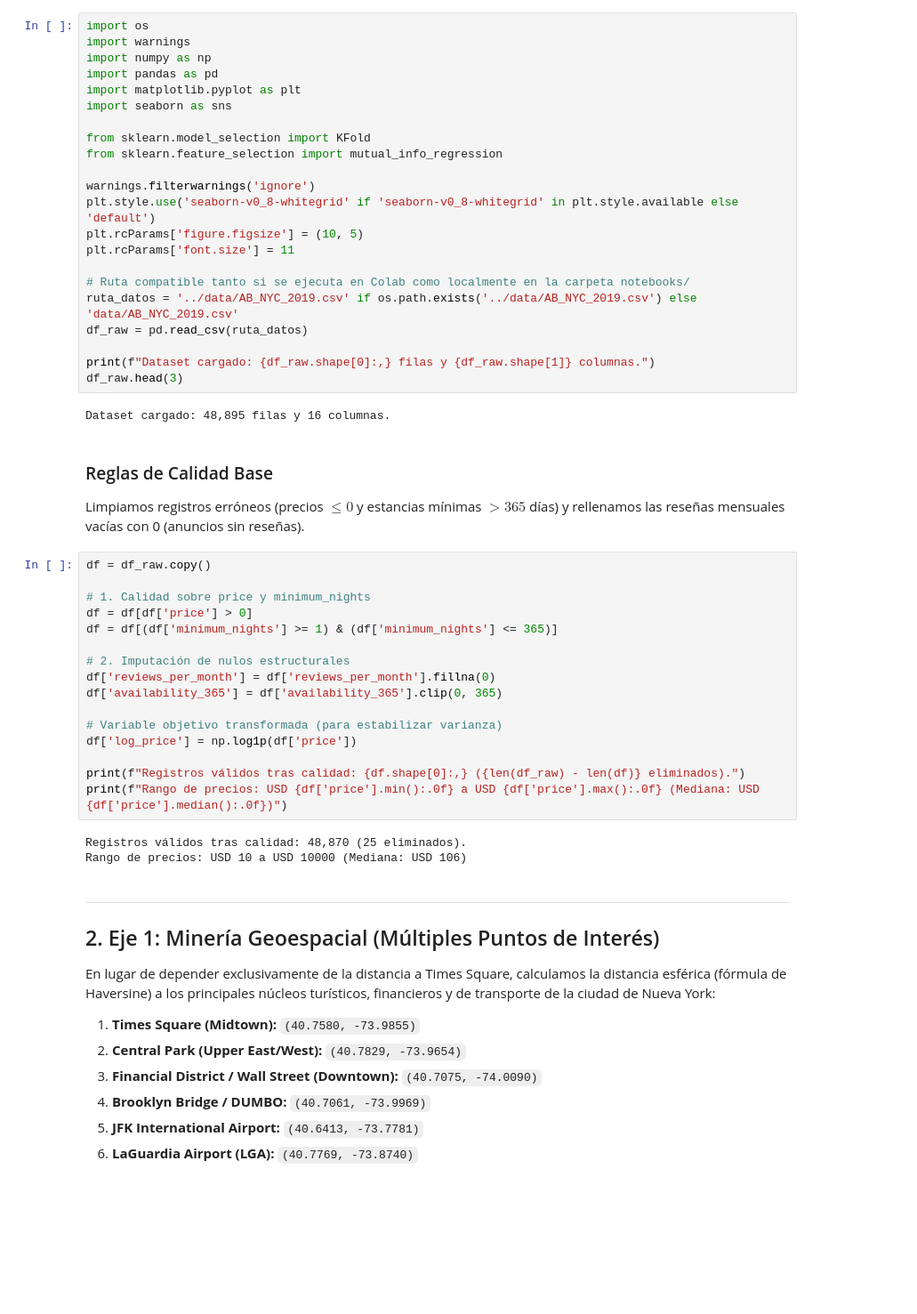
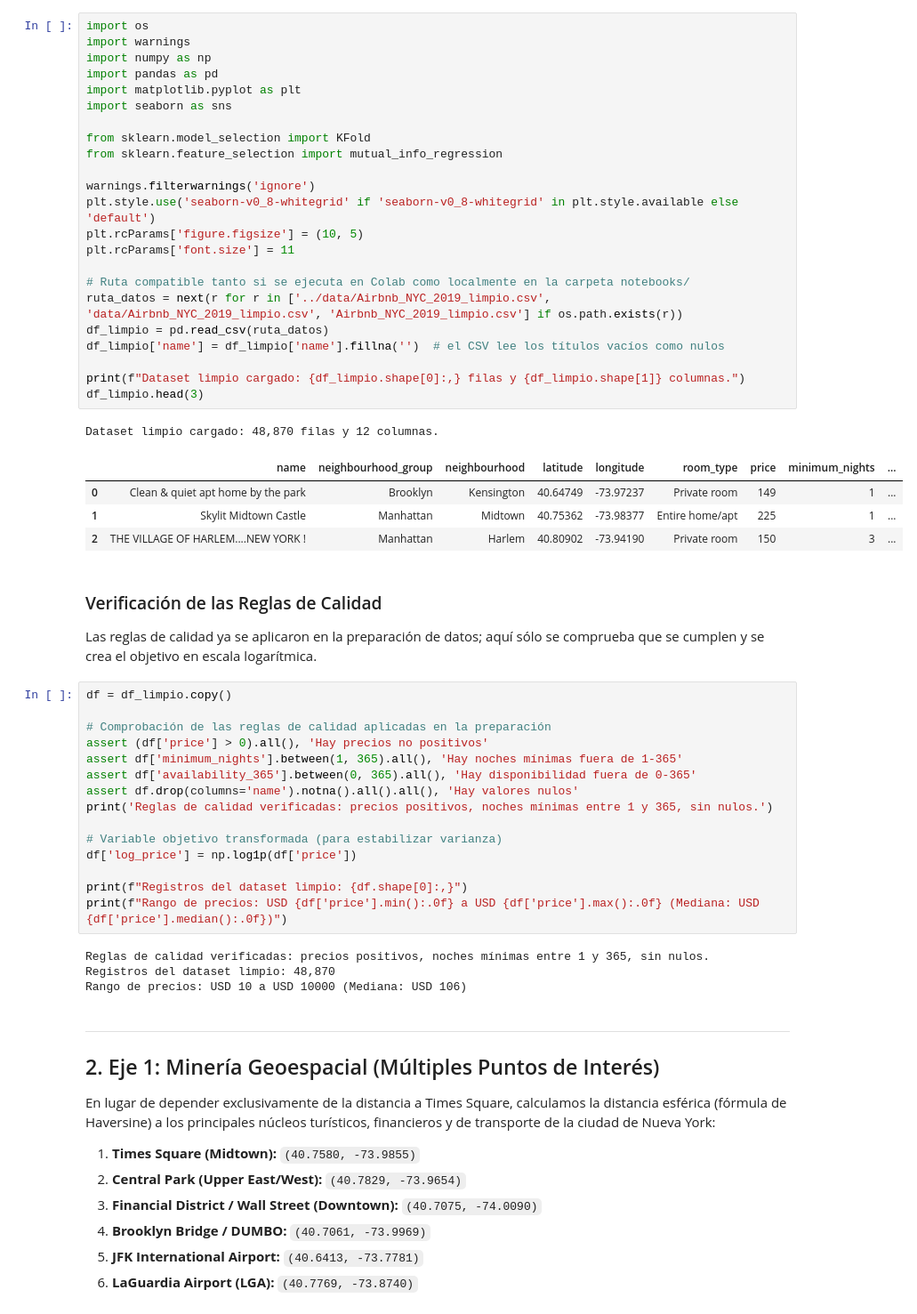
Before and after one commit to ilc2308/AIRBNB_streamlit, a Jupyter notebook: notebooks/04_mineria_caracteristicas.ipynb, the cells around one changed output. Shown at 89% size. Saved outputs shown, nothing was run; the diff lists cells and outputs as text; blank space fills up the shorter version.

```diff
--- a/notebooks/04_mineria_caracteristicas.ipynb
+++ b/notebooks/04_mineria_caracteristicas.ipynb
@@ -20,48 +20,53 @@ Cargamos el conjunto de datos original `AB_NYC_2019.csv` con sus 16 columnas y a
 # %%
 import os
 import warnings
 import numpy as np
 import pandas as pd
 import matplotlib.pyplot as plt
 import seaborn as sns
 
 from sklearn.model_selection import KFold
 from sklearn.feature_selection import mutual_info_regression
 
 warnings.filterwarnings('ignore')
 plt.style.use('seaborn-v0_8-whitegrid' if 'seaborn-v0_8-whitegrid' in plt.style.available else 'default')
 plt.rcParams['figure.figsize'] = (10, 5)
 plt.rcParams['font.size'] = 11
 
 # Ruta compatible tanto si se ejecuta en Colab como localmente en la carpeta notebooks/
-ruta_datos = '../data/AB_NYC_2019.csv' if os.path.exists('../data/AB_NYC_2019.csv') else 'data/AB_NYC_2019.csv'
-df_raw = pd.read_csv(ruta_datos)
+ruta_datos = next(r for r in ['../data/Airbnb_NYC_2019_limpio.csv', 'data/Airbnb_NYC_2019_limpio.csv', 'Airbnb_NYC_2019_limpio.csv'] if os.path.exists(r))
+df_limpio = pd.read_csv(ruta_datos)
+df_limpio['name'] = df_limpio['name'].fillna('')  # el CSV lee los títulos vacíos como nulos
 
-print(f"Dataset cargado: {df_raw.shape[0]:,} filas y {df_raw.shape[1]} columnas.")
-df_raw.head(3)
+print(f"Dataset limpio cargado: {df_limpio.shape[0]:,} filas y {df_limpio.shape[1]} columnas.")
+df_limpio.head(3)
 # %% [output]
-Dataset cargado: 48,895 filas y 16 columnas.
+Dataset limpio cargado: 48,870 filas y 12 columnas.
+|  | name | neighbourhood_group | neighbourhood | latitude | longitude | room_type | price | minimum_nights | ... |
+| 0 | Clean & quiet apt home by the park | Brooklyn | Kensington | 40.64749 | -73.97237 | Private room | 149 | 1 | ... |
+| 1 | Skylit Midtown Castle | Manhattan | Midtown | 40.75362 | -73.98377 | Entire home/apt | 225 | 1 | ... |
+| 2 | THE VILLAGE OF HARLEM....NEW YORK ! | Manhattan | Harlem | 40.80902 | -73.94190 | Private room | 150 | 3 | ... |
-# %% [markdown]
-### Reglas de Calidad Base
-Limpiamos registros erróneos (precios $\le 0$ y estancias mínimas $> 365$ días) y rellenamos las reseñas mensuales vacías con 0 (anuncios sin reseñas).
+# %% [markdown]
+### Verificación de las Reglas de Calidad
+Las reglas de calidad ya se aplicaron en la preparación de datos; aquí sólo se comprueba que se cumplen y se crea el objetivo en escala logarítmica.
 # %%
-df = df_raw.copy()
+df = df_limpio.copy()
 
-# 1. Calidad sobre price y minimum_nights
-df = df[df['price'] > 0]
-df = df[(df['minimum_nights'] >= 1) & (df['minimum_nights'] <= 365)]
-
-# 2. Imputación de nulos estructurales
-df['reviews_per_month'] = df['reviews_per_month'].fillna(0)
-df['availability_365'] = df['availability_365'].clip(0, 365)
+# Comprobación de las reglas de calidad aplicadas en la preparación
+assert (df['price'] > 0).all(), 'Hay precios no positivos'
+assert df['minimum_nights'].between(1, 365).all(), 'Hay noches mínimas fuera de 1-365'
+assert df['availability_365'].between(0, 365).all(), 'Hay disponibilidad fuera de 0-365'
+assert df.drop(columns='name').notna().all().all(), 'Hay valores nulos'
+print('Reglas de calidad verificadas: precios positivos, noches mínimas entre 1 y 365, sin nulos.')
 
 # Variable objetivo transformada (para estabilizar varianza)
 df['log_price'] = np.log1p(df['price'])
 
-print(f"Registros válidos tras calidad: {df.shape[0]:,} ({len(df_raw) - len(df)} eliminados).")
+print(f"Registros del dataset limpio: {df.shape[0]:,}")
 print(f"Rango de precios: USD {df['price'].min():.0f} a USD {df['price'].max():.0f} (Mediana: USD {df['price'].median():.0f})")
 # %% [output]
-Registros válidos tras calidad: 48,870 (25 eliminados).
+Reglas de calidad verificadas: precios positivos, noches mínimas entre 1 y 365, sin nulos.
+Registros del dataset limpio: 48,870
 Rango de precios: USD 10 a USD 10000 (Mediana: USD 106)
 # %% [markdown]
 ---
```
Also changed, not shown: parts of 14 cells of this notebook, 16 other files.
